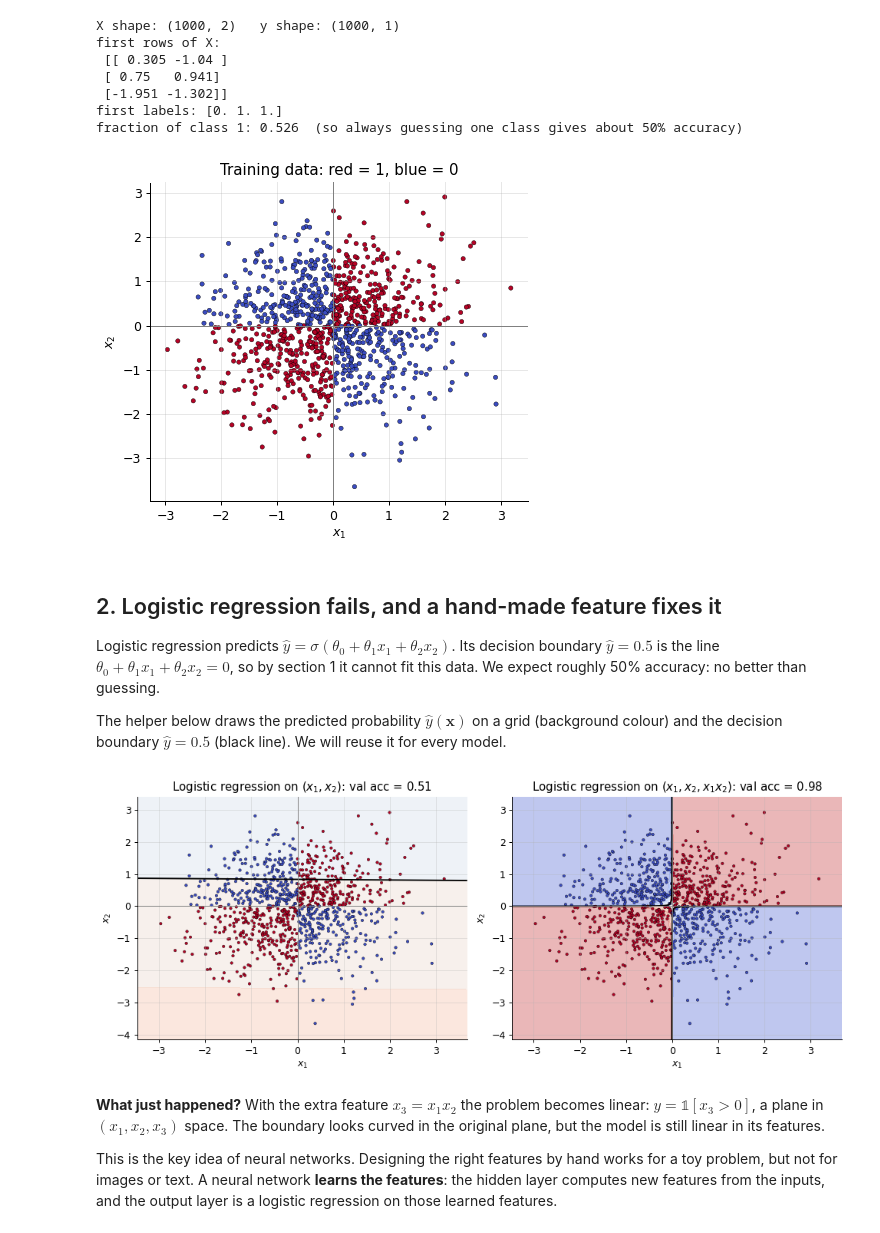
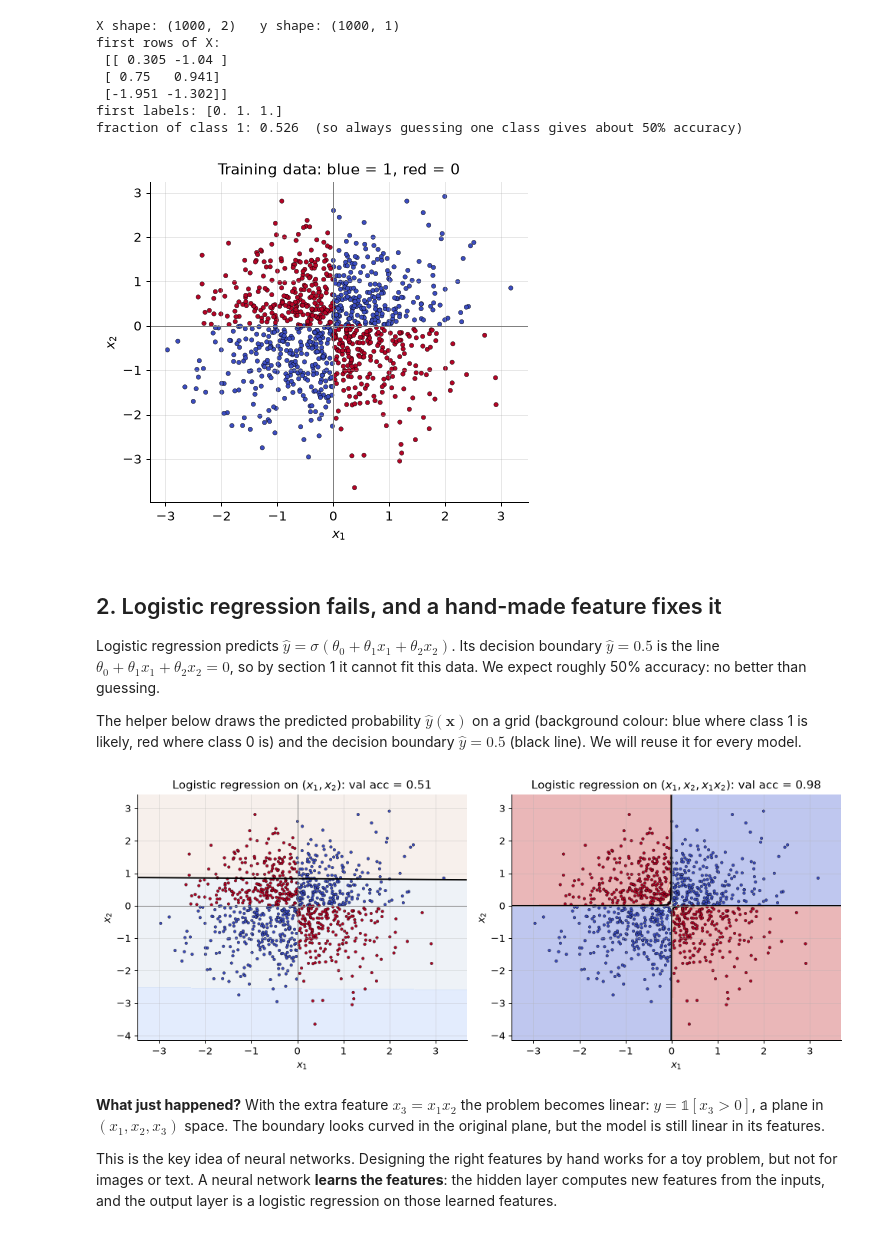
Before and after one commit to imagra93/ML-course-labs, a Jupyter notebook: notebooks/neural_networks/lab 7 - MLP from scratch.ipynb, the cells around one changed output. Drawn from its saved outputs; the diff is of its cells as text; code cells hidden in the pictures.

```diff
--- a/notebooks/neural_networks/lab 7 - MLP from scratch.ipynb
+++ b/notebooks/neural_networks/lab 7 - MLP from scratch.ipynb
@@ -98,52 +100,52 @@ first labels: [0. 1. 1.]
 fraction of class 1: 0.526  (so always guessing one class gives about 50% accuracy)
 # %%
 def scatter_classes(ax, X, y, s=12):
-    ax.scatter(X[:, 0], X[:, 1], c=y.ravel(), cmap="coolwarm", s=s, edgecolors="k", linewidths=0.3)
+    ax.scatter(X[:, 0], X[:, 1], c=y.ravel(), cmap="coolwarm_r", s=s, edgecolors="k", linewidths=0.3)
     ax.axhline(0, color="gray", lw=0.8); ax.axvline(0, color="gray", lw=0.8)
     ax.set_xlabel("$x_1$"); ax.set_ylabel("$x_2$")
 
 fig, ax = plt.subplots(figsize=(5, 4.5))
 scatter_classes(ax, X, y)
-ax.set_title("Training data: red = 1, blue = 0")
+ax.set_title("Training data: blue = 1, red = 0")
 plt.tight_layout(); plt.show()
 # %% [output]
-[figure, old version]
+[figure, new version]
 # %% [markdown]
 ## 2. Logistic regression fails, and a hand-made feature fixes it
 
 Logistic regression predicts $\hat{y} = \sigma(\theta_0 + \theta_1 x_1 + \theta_2 x_2)$. Its decision boundary $\hat{y} = 0.5$ is the line $\theta_0 + \theta_1 x_1 + \theta_2 x_2 = 0$, so by section 1 it cannot fit this data. We expect roughly 50% accuracy: no better than guessing.
 
-The helper below draws the predicted probability $\hat{y}(\mathbf{x})$ on a grid (background colour) and the decision boundary $\hat{y} = 0.5$ (black line). We will reuse it for every model.
+The helper below draws the predicted probability $\hat{y}(\mathbf{x})$ on a grid (background colour: blue where class 1 is likely, red where class 0 is) and the decision boundary $\hat{y} = 0.5$ (black line). We will reuse it for every model.
 # %%
 from sklearn.linear_model import LogisticRegression
 
 def plot_boundary(ax, predict_proba, X, y, title=""):
     """Background = predicted P(y=1 | x); black line = decision boundary P = 0.5."""
     x1 = np.linspace(X[:, 0].min() - 0.5, X[:, 0].max() + 0.5, 250)
     x2 = np.linspace(X[:, 1].min() - 0.5, X[:, 1].max() + 0.5, 250)
     G1, G2 = np.meshgrid(x1, x2)
     P = predict_proba(np.c_[G1.ravel(), G2.ravel()]).reshape(G1.shape)
-    ax.contourf(G1, G2, P, levels=np.linspace(0, 1, 11), cmap="coolwarm", alpha=0.35)
+    ax.contourf(G1, G2, P, levels=np.linspace(0, 1, 11), cmap="coolwarm_r", alpha=0.35)
     ax.contour(G1, G2, P, levels=[0.5], colors="k", linewidths=1.5)
     scatter_classes(ax, X, y, s=8)
     ax.set_title(title)
 
 logreg = LogisticRegression().fit(X, y.ravel())
 acc_lr = logreg.score(X_val, y_val.ravel())
 
 # Same model, but we add the hand-made feature x1 * x2
 add_product = lambda X: np.c_[X, X[:, 0] * X[:, 1]]
 logreg_prod = LogisticRegression(C=100).fit(add_product(X), y.ravel())
 acc_prod = logreg_prod.score(add_product(X_val), y_val.ravel())
 
 fig, axes = plt.subplots(1, 2, figsize=(11, 4.5))
 plot_boundary(axes[0], lambda G: logreg.predict_proba(G)[:, 1], X, y,
               f"Logistic regression on $(x_1, x_2)$: val acc = {acc_lr:.2f}")
 plot_boundary(axes[1], lambda G: logreg_prod.predict_proba(add_product(G))[:, 1], X, y,
               f"Logistic regression on $(x_1, x_2, x_1x_2)$: val acc = {acc_prod:.2f}")
 plt.tight_layout(); plt.show()
 # %% [output]
-[figure, old version]
+[figure, new version]
 # %% [markdown]
 **What just happened?** With the extra feature $x_3 = x_1 x_2$ the problem becomes linear: $y = \mathbb{1}[x_3 > 0]$, a plane in $(x_1, x_2, x_3)$ space. The boundary looks curved in the original plane, but the model is still linear in its features.
 
```
Also changed, not shown: parts of 25 cells of this notebook, 33 other files.
